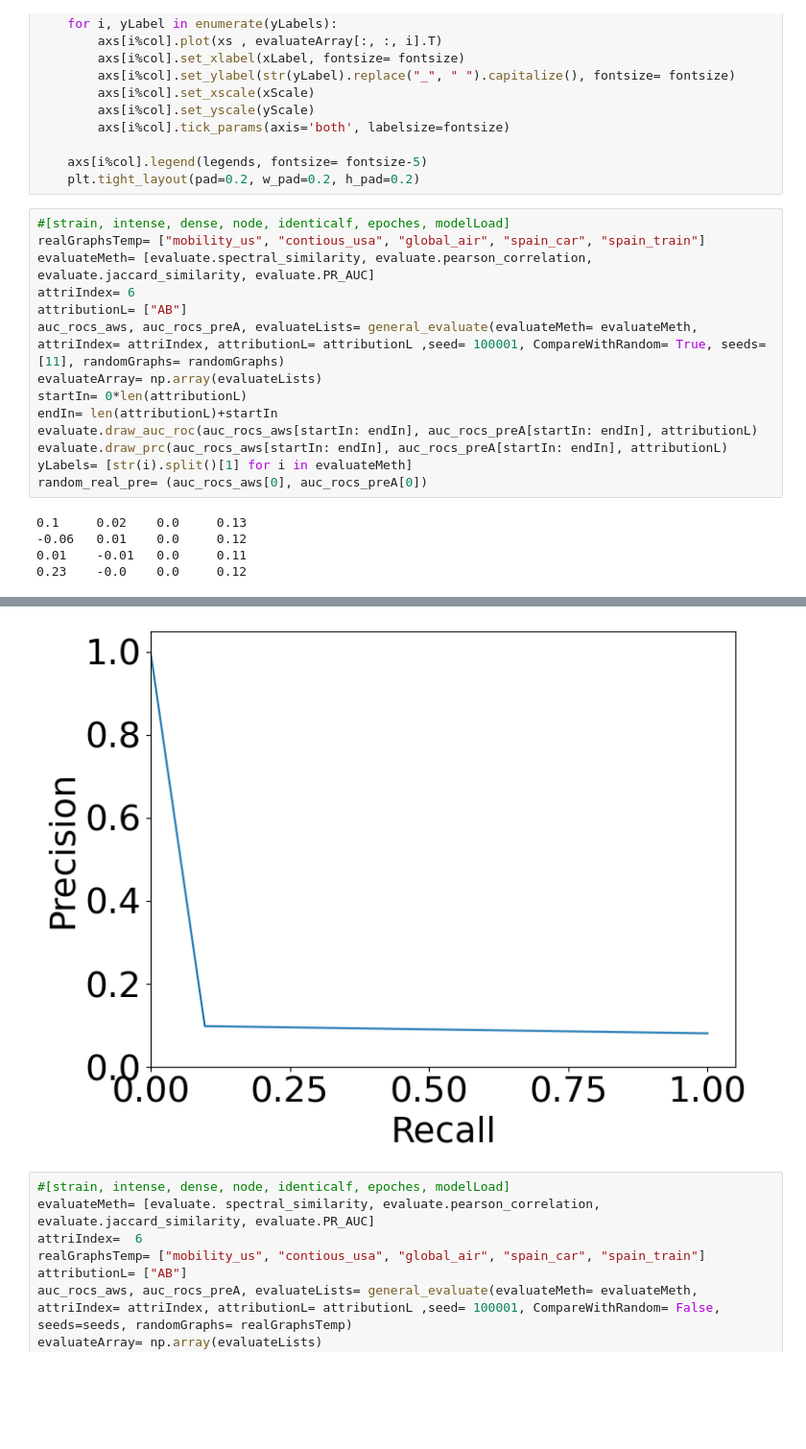
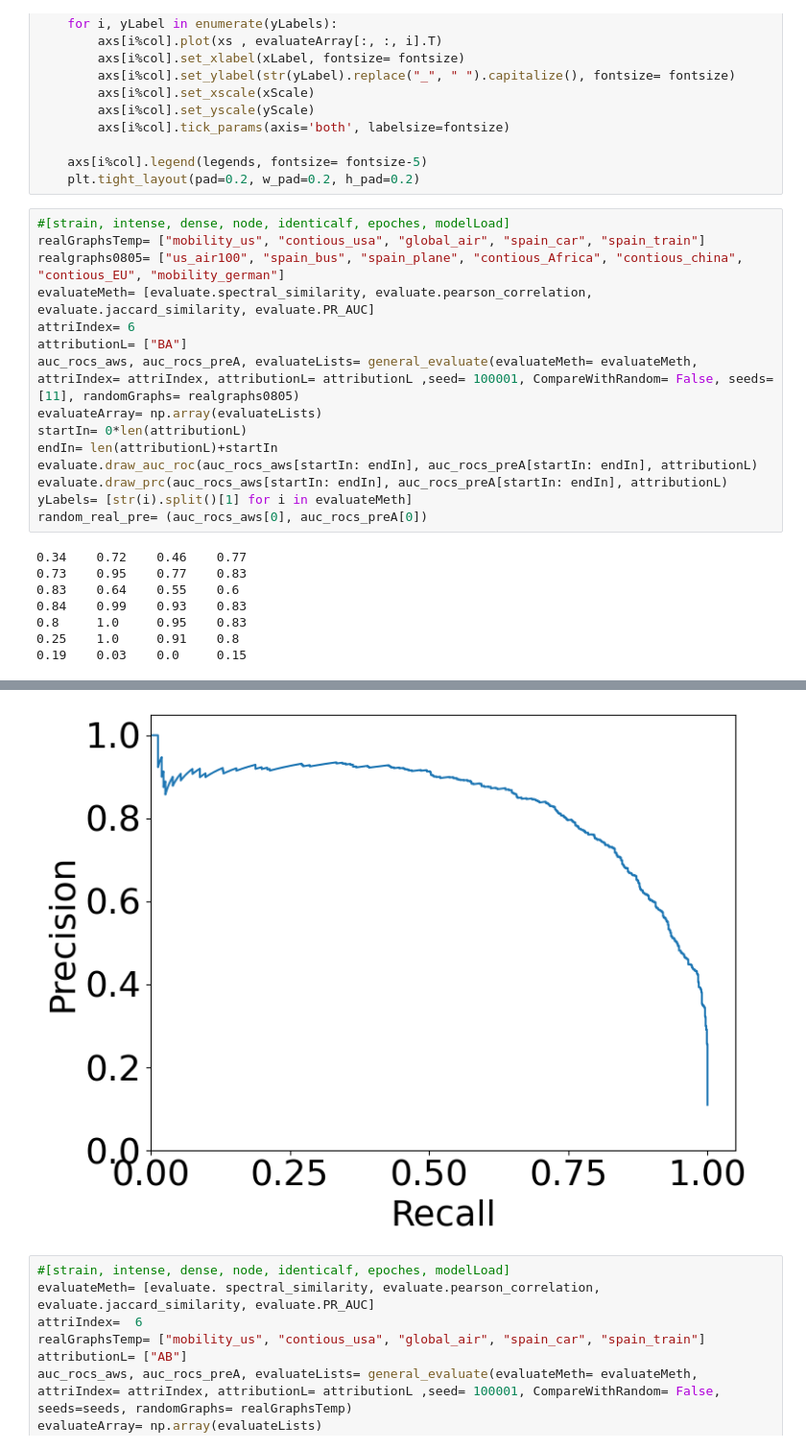
Before and after one commit to bizhili/Topology_Learning_Epis, a Jupyter notebook: readExperiment.ipynb, the cells around one changed output, grey strips where cells are left out. Shown at 96% size. Cells and saved outputs as stored; diff of their text form; blank space fills up the shorter version.

```diff
--- a/readExperiment.ipynb
+++ b/readExperiment.ipynb
@@ -529,10 +533,11 @@ def plot_evaluate(xs, evaluateArray, xLabel, yLabels, legends, xScale="linear",
 # %%
 #[strain, intense, dense, node, identicalf, epoches, modelLoad]
 realGraphsTemp= ["mobility_us", "contious_usa", "global_air", "spain_car", "spain_train"]
+realgraphs0805= ["us_air100", "spain_bus", "spain_plane", "contious_Africa", "contious_china", "contious_EU", "mobility_german"]
 evaluateMeth= [evaluate.spectral_similarity, evaluate.pearson_correlation, evaluate.jaccard_similarity, evaluate.PR_AUC]
 attriIndex= 6
-attributionL= ["AB"]
-auc_rocs_aws, auc_rocs_preA, evaluateLists= general_evaluate(evaluateMeth= evaluateMeth, attriIndex= attriIndex, attributionL= attributionL ,seed= 100001, CompareWithRandom= True, seeds=[11], randomGraphs= randomGraphs)
+attributionL= ["BA"]
+auc_rocs_aws, auc_rocs_preA, evaluateLists= general_evaluate(evaluateMeth= evaluateMeth, attriIndex= attriIndex, attributionL= attributionL ,seed= 100001, CompareWithRandom= False, seeds=[11], randomGraphs= realgraphs0805)
 evaluateArray= np.array(evaluateLists)
 startIn= 0*len(attributionL)
 endIn= len(attributionL)+startIn
@@ -541,7 +546,10 @@ evaluate.draw_prc(auc_rocs_aws[startIn: endIn], auc_rocs_preA[startIn: endIn], a
 yLabels= [str(i).split()[1] for i in evaluateMeth]
 random_real_pre= (auc_rocs_aws[0], auc_rocs_preA[0])
 # %% [output]
-0.1     0.02    0.0     0.13
--0.06   0.01    0.0     0.12
-0.01    -0.01   0.0     0.11
-0.23    -0.0    0.0     0.12
+0.34    0.72    0.46    0.77
+0.73    0.95    0.77    0.83
+0.83    0.64    0.55    0.6
+0.84    0.99    0.93    0.83
+0.8     1.0     0.95    0.83
+0.25    1.0     0.91    0.8
+0.19    0.03    0.0     0.15
@@ -549,4 +557,4 @@ random_real_pre= (auc_rocs_aws[0], auc_rocs_preA[0])
-[figure, old version]
+[figure, new version]
 # %%
 #[strain, intense, dense, node, identicalf, epoches, modelLoad]
 evaluateMeth= [evaluate. spectral_similarity, evaluate.pearson_correlation, evaluate.jaccard_similarity, evaluate.PR_AUC]
```
Also changed, not shown: parts of 7 cells of this notebook, 2 other files.
